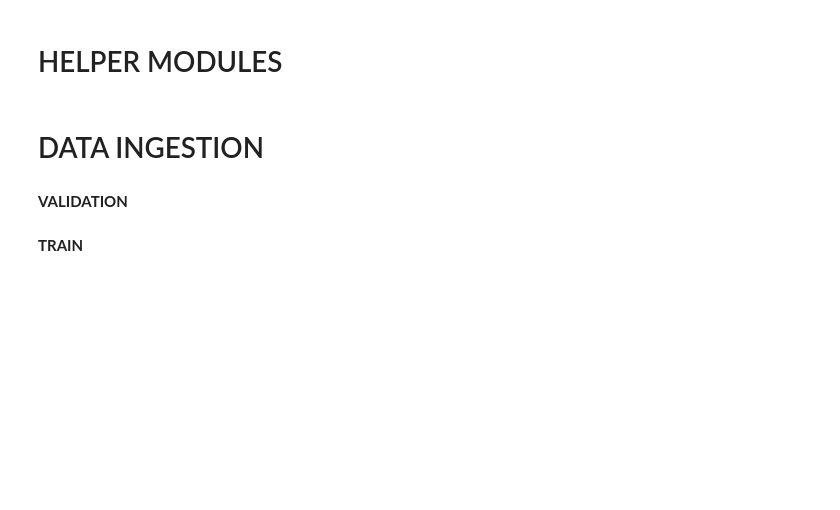
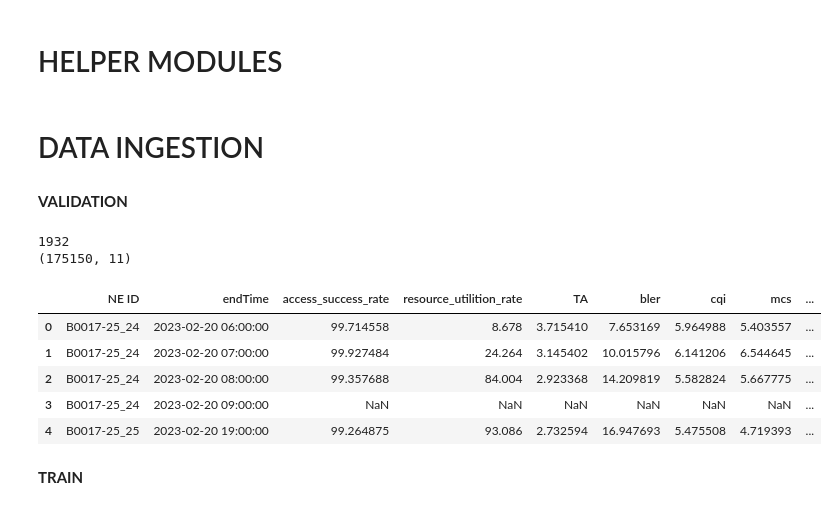
Before and after one commit to ITU-AI-ML-in-5G-Challenge/Fault-impact-analysis-2023-Challenge, a Jupyter notebook: 2. aDATA READING AND VISUALIZATIONS.ipynb, the cells around one changed output. Saved outputs shown, nothing was run; the diff lists cells and outputs as text; code cells hidden in the pictures; blank space fills up the shorter version.

```diff
--- a/2. aDATA READING AND VISUALIZATIONS.ipynb
+++ b/2. aDATA READING AND VISUALIZATIONS.ipynb
@@ -79,26 +31,35 @@ print(test.head())
 # %%
-path=r"D:\ZINDI\TABULAR\Fault Impact Analysis Towards Service-Oriented Network Operation & Maintenanceby ITU\ZINDI\train"
+path=r"F:\ZINDI\validation_clean"
 file_list = os.listdir(path)
 
 all_dataframes_val = []
 for filename in file_list:
     file_path = os.path.join(path, filename)  # Use os.path.join() to get the full file path
     if filename.lower().endswith('.csv'):
         df_val = pd.read_csv(file_path)
-        #df_val=df_val.drop(columns=["Unnamed: 0"])
+        df_val=df_val.drop(columns=["Unnamed: 0"])
         df_val["NE ID"]=df_val["NE ID"]+"_"+filename.split("_")[1].replace(".csv", "").replace(" ", "")
         all_dataframes_val.append(df_val)
 
 print(len(all_dataframes_val))
 
 test= pd.concat(all_dataframes_val, axis=0)
 test=test.sort_values(by=["NE ID","endTime"],ascending=True)
 test.to_csv('test.csv',index=False)
 
 test=pd.read_csv("test.csv")
 test['endTime']=pd.to_datetime(test['endTime'])
 print(test.shape)
 test.head()
+# %% [output]
+1932
+(175150, 11)
+|  | NE ID | endTime | access_success_rate | resource_utilition_rate | TA | bler | cqi | mcs | ... |
+| 0 | B0017-25_24 | 2023-02-20 06:00:00 | 99.714558 | 8.678 | 3.715410 | 7.653169 | 5.964988 | 5.403557 | ... |
+| 1 | B0017-25_24 | 2023-02-20 07:00:00 | 99.927484 | 24.264 | 3.145402 | 10.015796 | 6.141206 | 6.544645 | ... |
+| 2 | B0017-25_24 | 2023-02-20 08:00:00 | 99.357688 | 84.004 | 2.923368 | 14.209819 | 5.582824 | 5.667775 | ... |
+| 3 | B0017-25_24 | 2023-02-20 09:00:00 | NaN | NaN | NaN | NaN | NaN | NaN | ... |
+| 4 | B0017-25_25 | 2023-02-20 19:00:00 | 99.264875 | 93.086 | 2.732594 | 16.947693 | 5.475508 | 4.719393 | ... |
 # %% [markdown]
 **TRAIN**
 # %%
```
Also changed, not shown: parts of 21 cells of this notebook.
